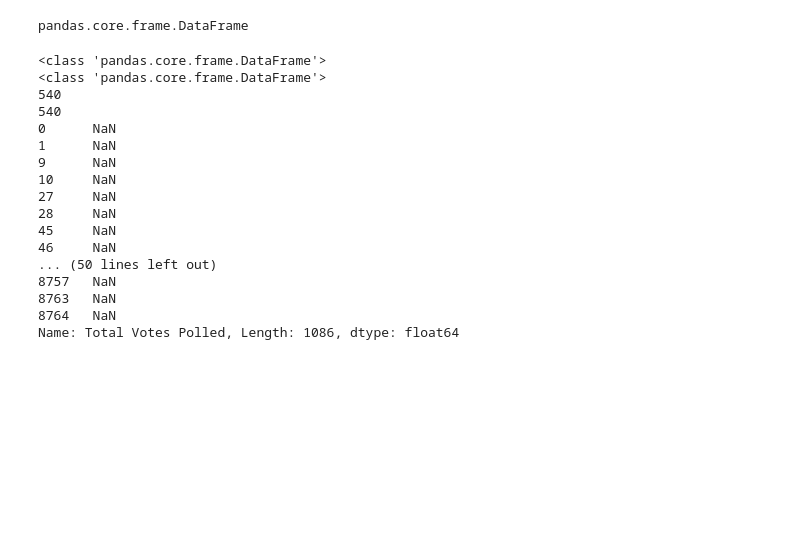
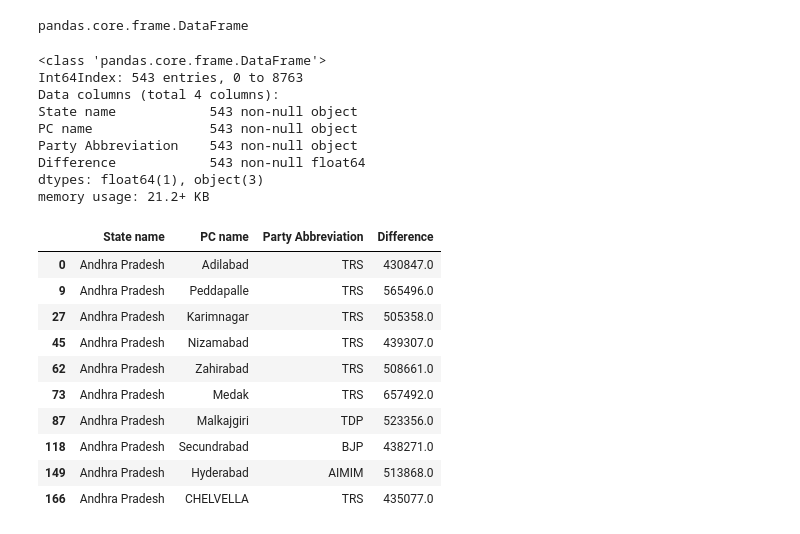
Before and after one commit to ShaibalNM/Data-Science-Projects, a Jupyter notebook: Election Data.ipynb, the cells around one changed output. Saved outputs shown, nothing was run; the diff lists cells and outputs as text; code cells hidden in the pictures; blank space fills up the shorter version.

```diff
--- a/Election Data.ipynb
+++ b/Election Data.ipynb
@@ -182,26 +182,30 @@ pandas.core.frame.DataFrame
 # %%
 first_position_2014 = candidate_2014_db[candidate_2014_db.Position ==1]
 second_position_2014 = candidate_2014_db[candidate_2014_db.Position == 2]
-print(type(first_position_2014))
-print(type(second_position_2014))
-print(first_position_2014['PC name'].nunique())
-print(second_position_2014['PC name'].nunique())
-print(first_position_2014['Total Votes Polled'] - second_position_2014['Total Votes Polled'])
+vote_difference = first_position_2014[['State name','PC name','Party Abbreviation',]].copy()
+vote_difference['Difference'] = first_position_2014['Total Votes Polled'].subtract(second_position_2014['Total Votes Polled'], fill_value = 0)
-# %% [output]
-<class 'pandas.core.frame.DataFrame'>
-<class 'pandas.core.frame.DataFrame'>
-540
-540
-0      NaN
-1      NaN
-9      NaN
-10     NaN
-27     NaN
-28     NaN
-45     NaN
-46     NaN
-... (50 lines left out)
-8757   NaN
-8763   NaN
-8764   NaN
-Name: Total Votes Polled, Length: 1086, dtype: float64
+# %%
+vote_difference.info()
+vote_difference.describe()
+vote_difference.head(10)
+# %% [output]
+<class 'pandas.core.frame.DataFrame'>
+Int64Index: 543 entries, 0 to 8763
+Data columns (total 4 columns):
+State name            543 non-null object
+PC name               543 non-null object
+Party Abbreviation    543 non-null object
+Difference            543 non-null float64
+dtypes: float64(1), object(3)
+memory usage: 21.2+ KB
+|  | State name | PC name | Party Abbreviation | Difference |
+| 0 | Andhra Pradesh | Adilabad | TRS | 430847.0 |
+| 9 | Andhra Pradesh | Peddapalle | TRS | 565496.0 |
+| 27 | Andhra Pradesh | Karimnagar | TRS | 505358.0 |
+| 45 | Andhra Pradesh | Nizamabad | TRS | 439307.0 |
+| 62 | Andhra Pradesh | Zahirabad | TRS | 508661.0 |
+| 73 | Andhra Pradesh | Medak | TRS | 657492.0 |
+| 87 | Andhra Pradesh | Malkajgiri | TDP | 523356.0 |
+| 118 | Andhra Pradesh | Secundrabad | BJP | 438271.0 |
+| 149 | Andhra Pradesh | Hyderabad | AIMIM | 513868.0 |
+| 166 | Andhra Pradesh | CHELVELLA | TRS | 435077.0 |
```
Also changed, not shown: parts of 7 cells of this notebook.
